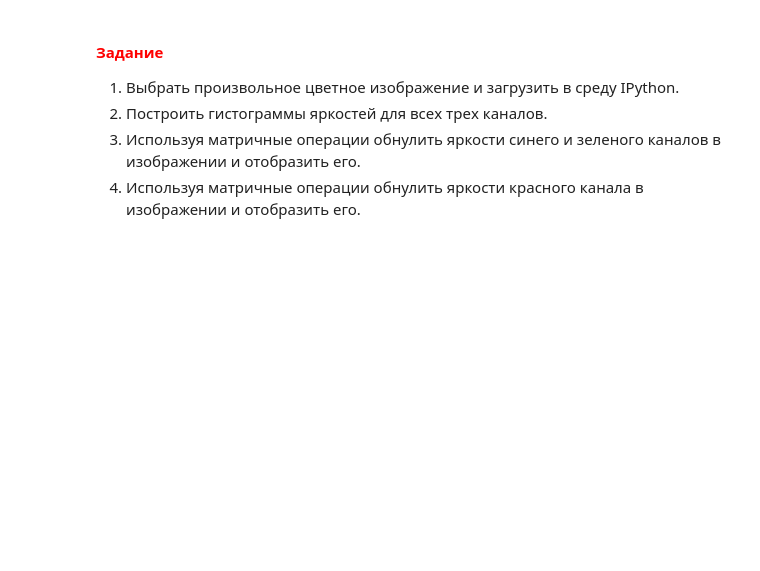
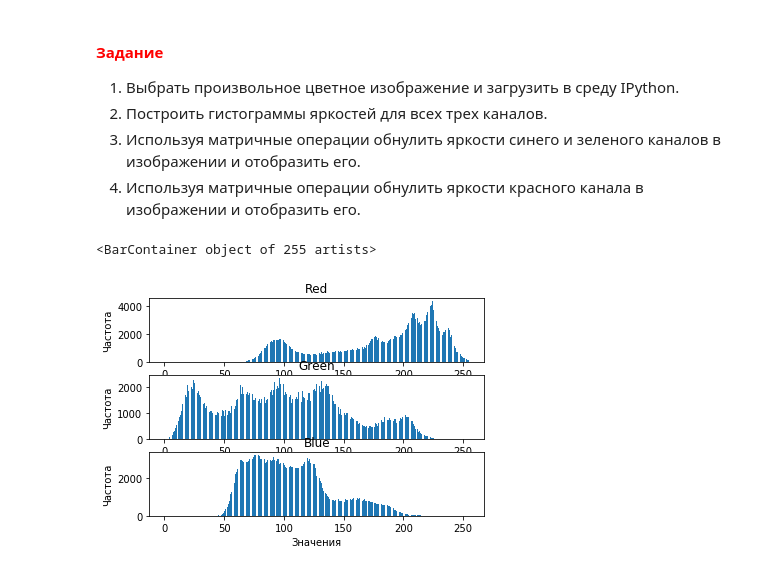
Before and after one commit to AndreyLevitsky/NumpyProgCourse, a Jupyter notebook: Python_Programming.ipynb, the cells around one changed output. Cells and saved outputs as stored; diff of their text form; code cells hidden in the pictures; blank space fills up the shorter version.

```diff
--- a/Python_Programming.ipynb
+++ b/Python_Programming.ipynb
@@ -1696,32 +1698,44 @@ plt.show()
 # %%
 import numpy as np
 import matplotlib.pyplot as plt
 
 %matplotlib inline
 
 img = imread('Lenna.png')
 
 r = img[..., 0]
 g = img[..., 1]
 b = img[..., 2]
 
 plt.subplot(311)
-plt.hist(r, bins=np.arange(256))
+hist, bins = np.histogram(r, bins=np.arange(256))
 plt.title('Red')
 plt.xlabel('Значения')
 plt.ylabel('Частота')
+width = 0.7 * (bins[1] - bins[0])
+center = (bins[:-1] + bins[1:]) / 2
+plt.bar(center, hist, align='center', width=0.7)
 
 plt.subplot(312)
-plt.hist(g, bins=np.arange(256))
+hist, bins = np.histogram(g, bins=np.arange(256))
 plt.title('Green')
 plt.xlabel('Значения')
 plt.ylabel('Частота')
+width = 0.7 * (bins[1] - bins[0])
+center = (bins[:-1] + bins[1:]) / 2
+plt.bar(center, hist, align='center', width=0.7)
 
 plt.subplot(313)
-plt.hist(b, bins=np.arange(256))
+hist, bins = np.histogram(b, bins=np.arange(256))
 plt.title('Blue')
 plt.xlabel('Значения')
 plt.ylabel('Частота')
+width = 0.7 * (bins[1] - bins[0])
+center = (bins[:-1] + bins[1:]) / 2
+plt.bar(center, hist, align='center', width=0.7)
+# %% [output]
+<BarContainer object of 255 artists>
+[figure, added]
 # %%
 import numpy as np
 import matplotlib.pyplot as plt
```
Also changed, not shown: parts of 3 cells of this notebook.
